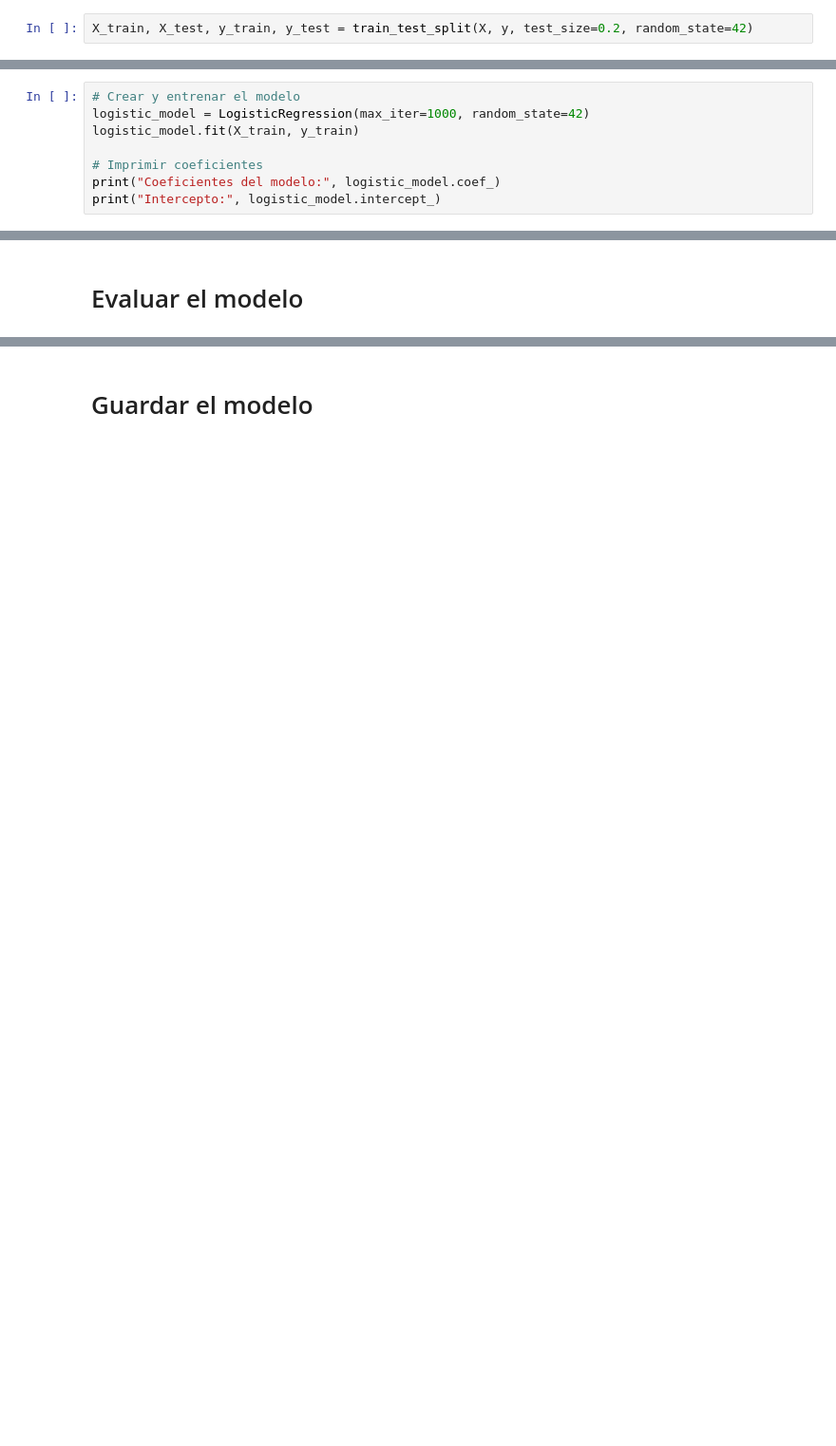
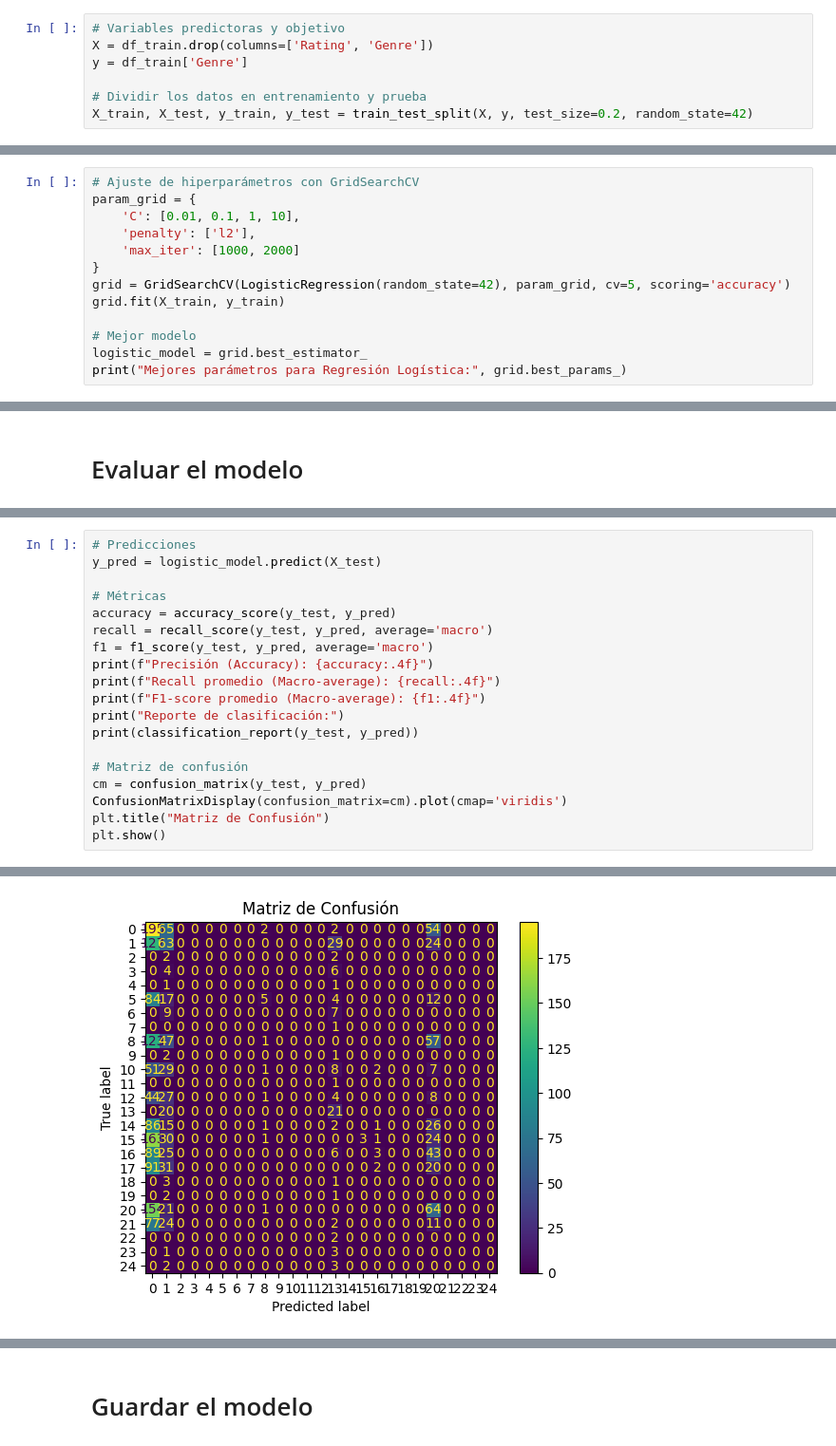
Before and after one commit to serenaveraa/OBL-Machine-Learning-2024, a Jupyter notebook: RegresionLogistica.ipynb, the cells around one changed output, grey strips where cells are left out. Shown: that part at 95% size. Saved outputs shown, nothing was run; the diff lists cells and outputs as text; blank space fills up the shorter version.

Commit message:
Refactor regresion logistica

```diff
--- a/RegresionLogistica.ipynb
+++ b/RegresionLogistica.ipynb
@@ -63,12 +61,22 @@ y = df_train['High_Rating']
 # %%
+# Variables predictoras y objetivo
+X = df_train.drop(columns=['Rating', 'Genre'])
+y = df_train['Genre']
+
+# Dividir los datos en entrenamiento y prueba
 X_train, X_test, y_train, y_test = train_test_split(X, y, test_size=0.2, random_state=42)
 # %% [markdown]
 # Entrenar el modelo de regresión logistica
-# %%
-# Crear y entrenar el modelo
-logistic_model = LogisticRegression(max_iter=1000, random_state=42)
-logistic_model.fit(X_train, y_train)
-
-# Imprimir coeficientes
-print("Coeficientes del modelo:", logistic_model.coef_)
-print("Intercepto:", logistic_model.intercept_)
+# %%
+# Ajuste de hiperparámetros con GridSearchCV
+param_grid = {
+    'C': [0.01, 0.1, 1, 10],
+    'penalty': ['l2'],
+    'max_iter': [1000, 2000]
+}
+grid = GridSearchCV(LogisticRegression(random_state=42), param_grid, cv=5, scoring='accuracy')
+grid.fit(X_train, y_train)
+
+# Mejor modelo
+logistic_model = grid.best_estimator_
+print("Mejores parámetros para Regresión Logística:", grid.best_params_)
@@ -87,0 +111,20 @@ print(classification_report(y_test, y_pred))
+# %%
+# Predicciones
+y_pred = logistic_model.predict(X_test)
+
+# Métricas
+accuracy = accuracy_score(y_test, y_pred)
+recall = recall_score(y_test, y_pred, average='macro')
+f1 = f1_score(y_test, y_pred, average='macro')
+print(f"Precisión (Accuracy): {accuracy:.4f}")
+print(f"Recall promedio (Macro-average): {recall:.4f}")
+print(f"F1-score promedio (Macro-average): {f1:.4f}")
+print("Reporte de clasificación:")
+print(classification_report(y_test, y_pred))
+
+# Matriz de confusión
+cm = confusion_matrix(y_test, y_pred)
+ConfusionMatrixDisplay(confusion_matrix=cm).plot(cmap='viridis')
+plt.title("Matriz de Confusión")
+plt.show()
+# %% [output]
@@ -87,0 +148 @@ print(classification_report(y_test, y_pred))
+[figure, added]
```
Also changed, not shown: parts of 16 cells of this notebook, 2 other files.
